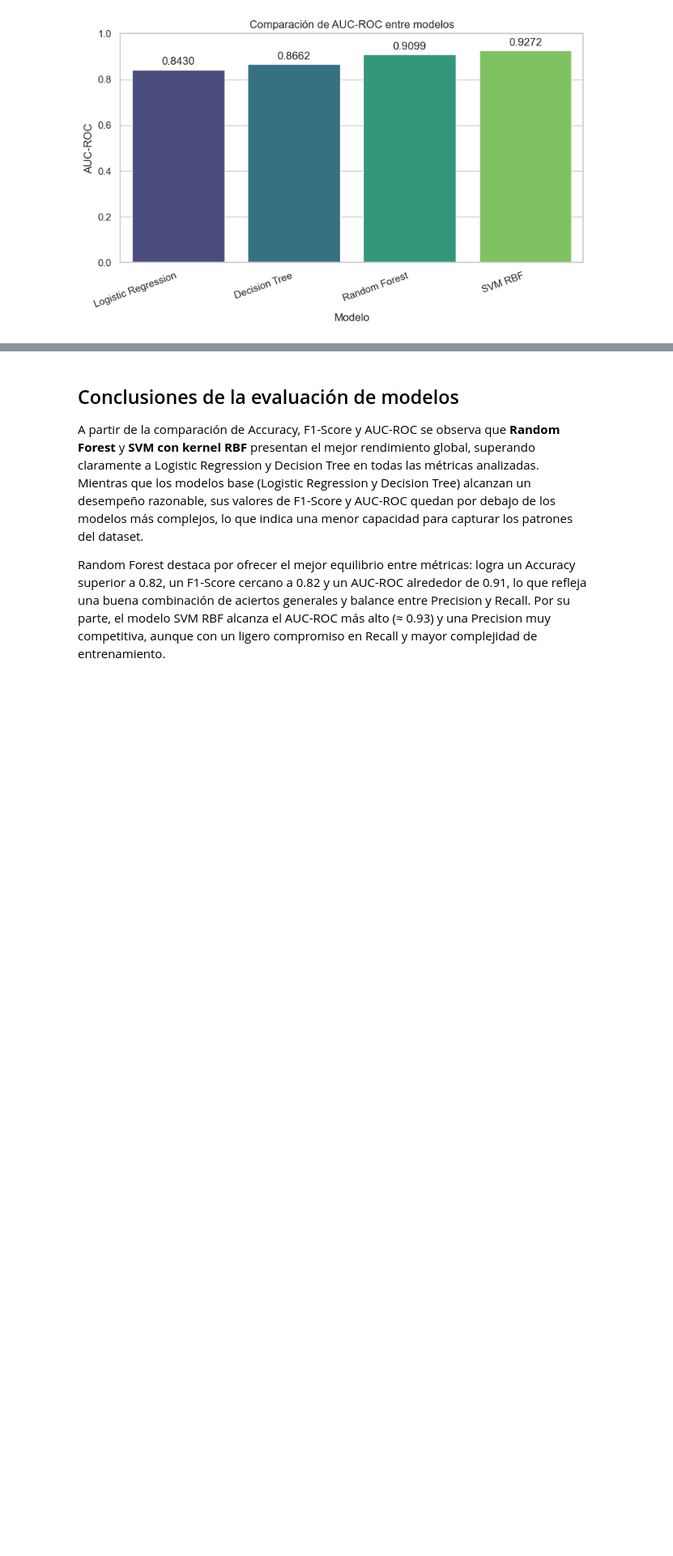
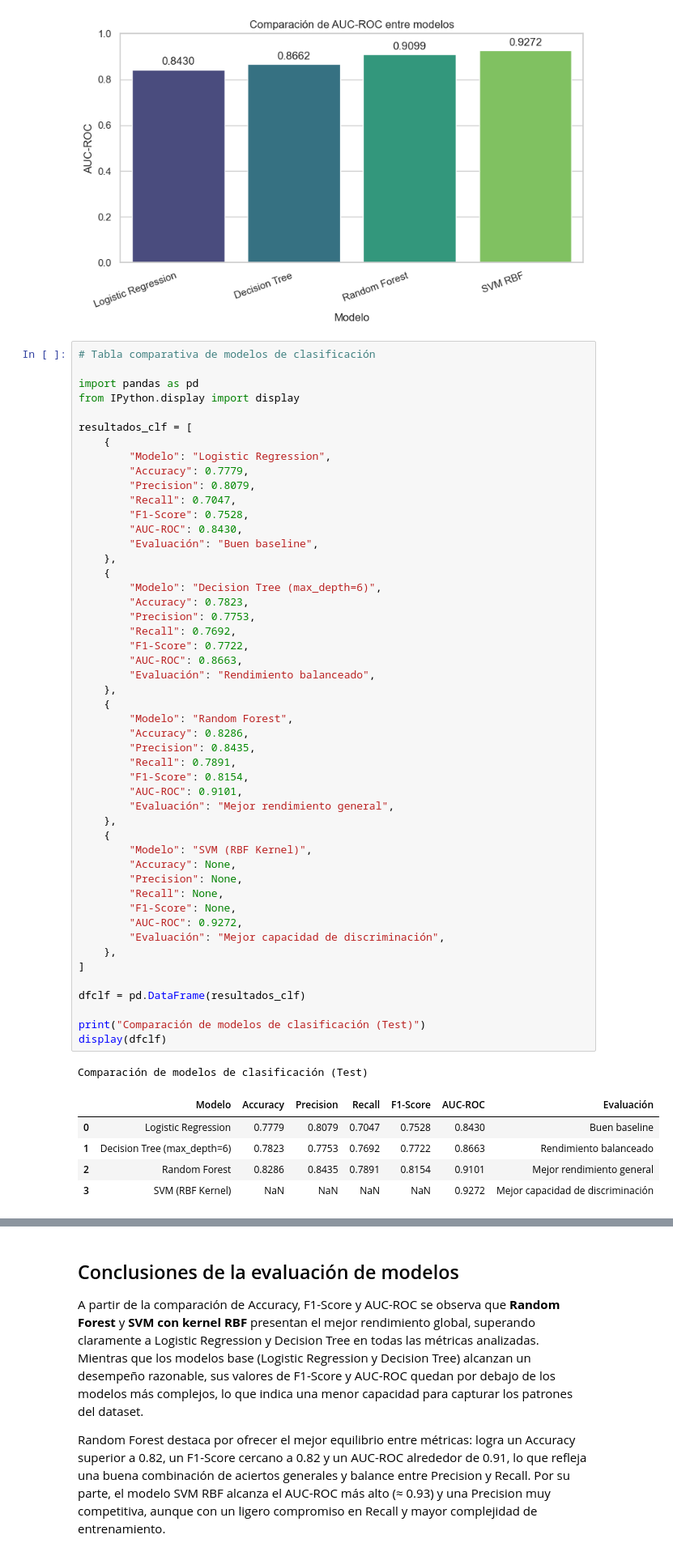
Before and after one commit to jairowjp/proyecto-ml-salarios, a Jupyter notebook: notebooks/04_evaluacion.ipynb, the cells around one changed output, grey strips where cells are left out. Shown at 81% size. Drawn from its saved outputs; the diff is of its cells as text; blank space fills up the shorter version.

```diff
--- a/notebooks/04_evaluacion.ipynb
+++ b/notebooks/04_evaluacion.ipynb
@@ -128,3 +128,59 @@ for metrica in metricas:
 [figure]
 [figure]
 [figure]
+# %%
+# Tabla comparativa de modelos de clasificación
+
+import pandas as pd
+from IPython.display import display
+
+resultados_clf = [
+    {
+        "Modelo": "Logistic Regression",
+        "Accuracy": 0.7779,
+        "Precision": 0.8079,
+        "Recall": 0.7047,
+        "F1-Score": 0.7528,
+        "AUC-ROC": 0.8430,
+        "Evaluación": "Buen baseline",
+    },
+    {
+        "Modelo": "Decision Tree (max_depth=6)",
+        "Accuracy": 0.7823,
+        "Precision": 0.7753,
+        "Recall": 0.7692,
+        "F1-Score": 0.7722,
+        "AUC-ROC": 0.8663,
+        "Evaluación": "Rendimiento balanceado",
+    },
+    {
+        "Modelo": "Random Forest",
+        "Accuracy": 0.8286,
+        "Precision": 0.8435,
+        "Recall": 0.7891,
+        "F1-Score": 0.8154,
+        "AUC-ROC": 0.9101,
+        "Evaluación": "Mejor rendimiento general",
+    },
+    {
+        "Modelo": "SVM (RBF Kernel)",
+        "Accuracy": None,
+        "Precision": None,
+        "Recall": None,
+        "F1-Score": None,
+        "AUC-ROC": 0.9272,
+        "Evaluación": "Mejor capacidad de discriminación",
+    },
+]
+
+dfclf = pd.DataFrame(resultados_clf)
+
+print("Comparación de modelos de clasificación (Test)")
+display(dfclf)
+# %% [output]
+Comparación de modelos de clasificación (Test)
+|  | Modelo | Accuracy | Precision | Recall | F1-Score | AUC-ROC | Evaluación |
+| 0 | Logistic Regression | 0.7779 | 0.8079 | 0.7047 | 0.7528 | 0.8430 | Buen baseline |
+| 1 | Decision Tree (max_depth=6) | 0.7823 | 0.7753 | 0.7692 | 0.7722 | 0.8663 | Rendimiento balanceado |
+| 2 | Random Forest | 0.8286 | 0.8435 | 0.7891 | 0.8154 | 0.9101 | Mejor rendimiento general |
+| 3 | SVM (RBF Kernel) | NaN | NaN | NaN | NaN | 0.9272 | Mejor capacidad de discriminación |
```
Also changed, not shown: parts of 2 cells of this notebook, 3 other files.
